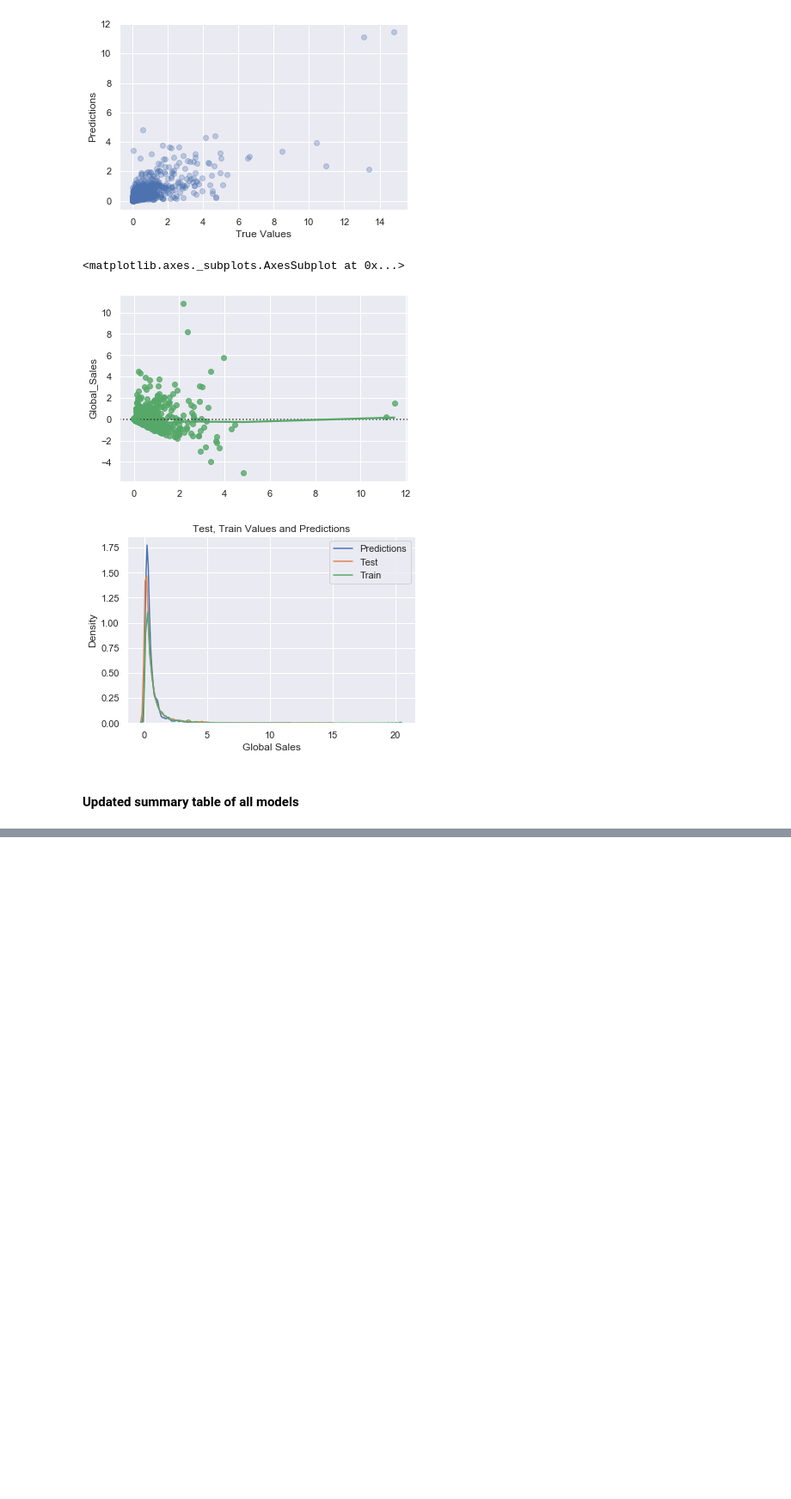
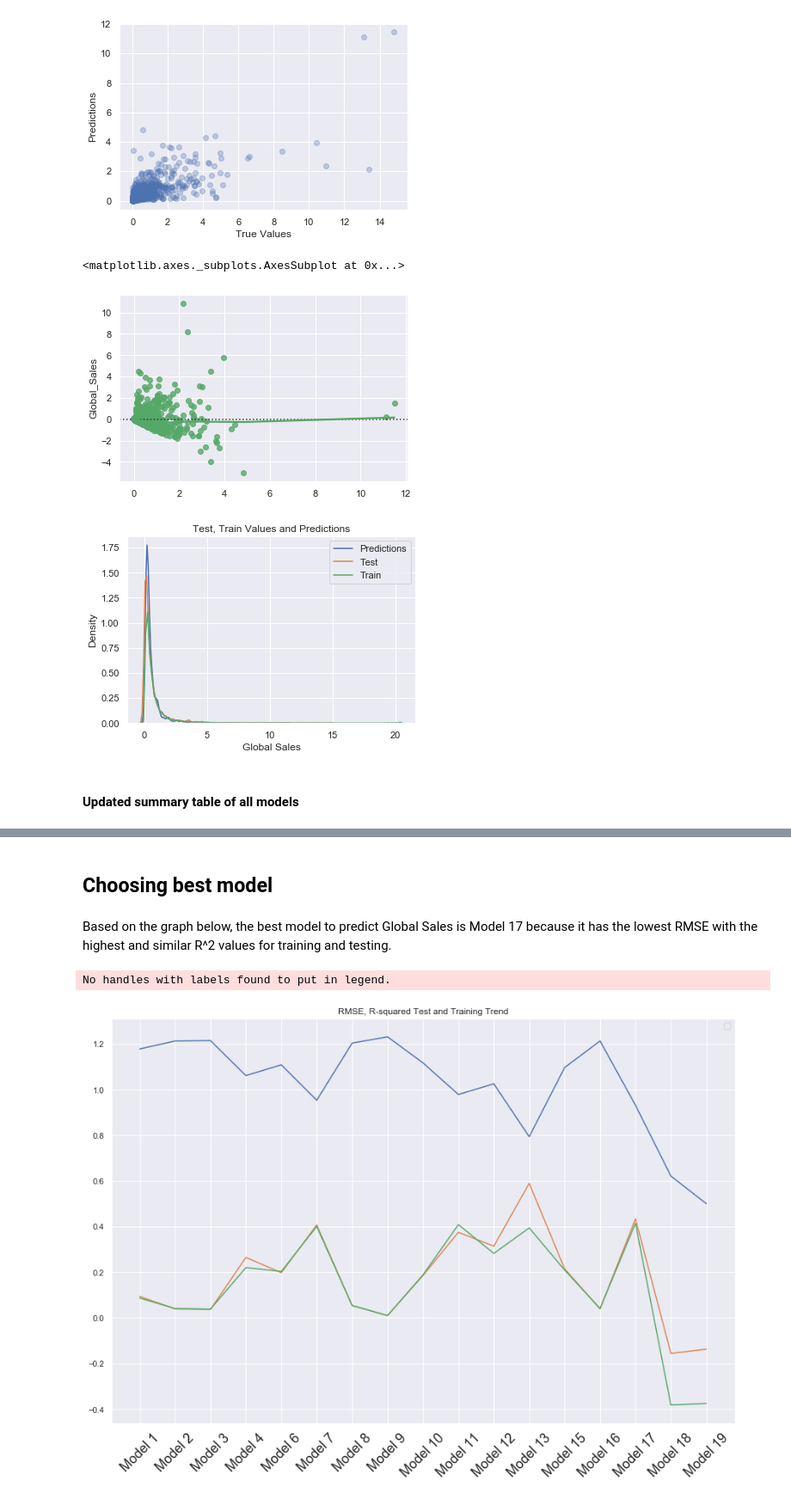
Before and after one commit to JohnTheTripper/game-sales-FIDS, a Jupyter notebook: regression_models.ipynb, the cells around one changed output, grey strips where cells are left out. Shown at 86% size. Drawn from its saved outputs; the diff is of its cells as text; code cells hidden in the pictures; blank space fills up the shorter version.

```diff
--- a/regression_models.ipynb
+++ b/regression_models.ipynb
@@ -345,6 +321,10 @@ def run_regression(target, features, degree, ridge, elastic, gradientboost):
     Parameters:
         Target: The dependent variable that the user wishes to predict
         Features: The independent variables to be used to predict target
+        Degree: Degree by which to run Polynomial Regression
+        Ridge: True or False; whether to run Ridge
+        Elastic: True or False; whether to run Elastic
+        Gradient Boost: True or False; whether to run Gradient Boost
 
     Returns:
         This returns a dictionary of the values discussed above
@@ -1813,3 +1795,7 @@ summary_df
 | 16 | Model 17 | All features, aggregated categori... | 0.931 | 0.434 | 0.362 | ... |
 | 17 | Model 18 | All features, aggregated categori... | 0.621 | -0.156 | -0.302 | ... |
 | 18 | Model 19 | All features, aggregated categori... | 0.500 | -0.138 | -0.141 | ... |
+# %%
+summary = summary_df.drop(4)
+summary = summary.drop(13)
+summary
@@ -1815,0 +1821,23 @@ summary_df
+# %% [markdown]
+## Choosing best model
+# %% [markdown]
+Based on the graph below, the best model to predict Global Sales is Model 17 because it has the lowest RMSE with the highest and similar R^2 values for training and testing.
+# %%
+x = summary["Root Mean Squared Error (RMSE)"]
+y = summary["R-squared (training)"]
+z = summary["R-squared (test)"]
+a = summary["Model"]
+fig, ax = plt.subplots(figsize=(15,10))
+
+plt.plot(a,x)
+plt.plot(a,y)
+plt.plot(a,z)
+
+ax.set_xticklabels(a, rotation=45, fontsize=18)
+
+plt.title("RMSE, R-squared Test and Training Trend");
+ax.legend()
+plt.show()
+# %% [output]
+No handles with labels found to put in legend.
+[figure, added]
```
Also changed, not shown: parts of 23 cells of this notebook.
